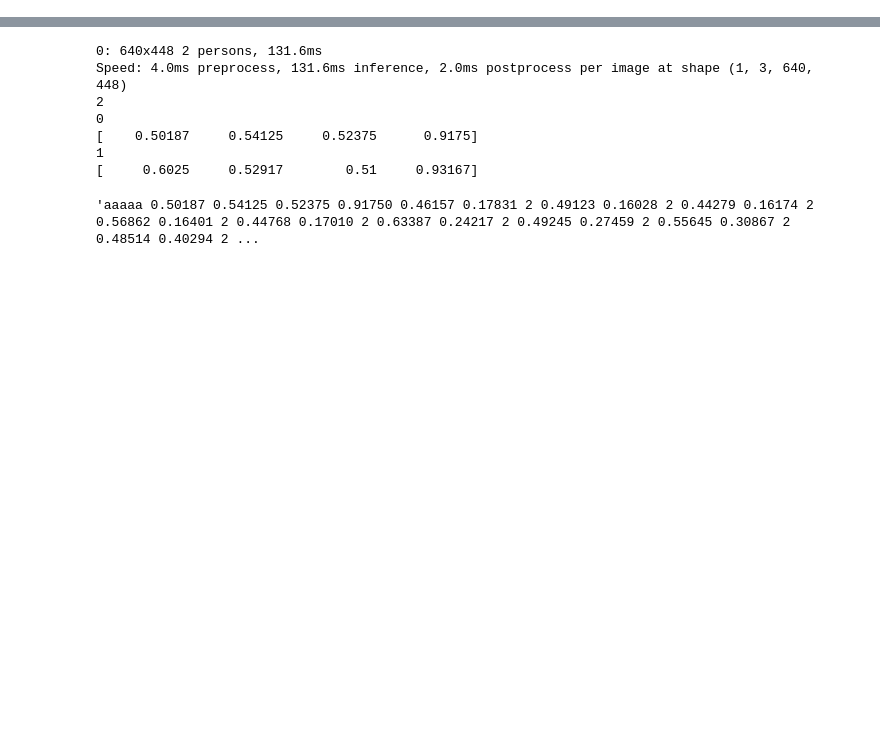
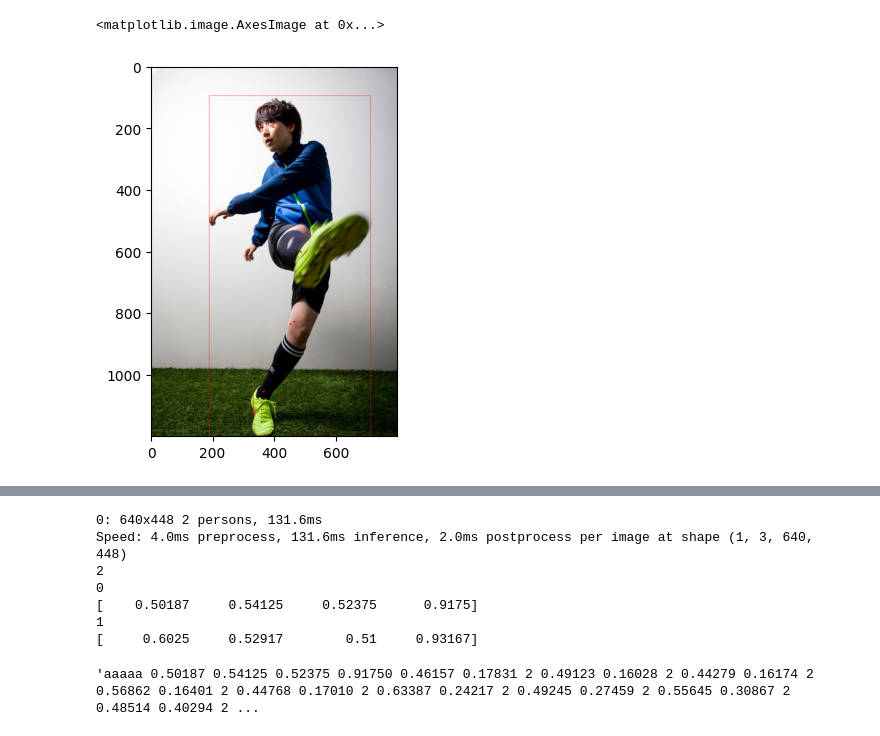
Before and after one commit to naoya1110/pose_annotation_tool, a Jupyter notebook: test_yolov8_pose.ipynb, the cells around one changed output, grey strips where cells are left out. Saved outputs shown, nothing was run; the diff lists cells and outputs as text; code cells hidden in the pictures; blank space fills up the shorter version.

```diff
--- a/test_yolov8_pose.ipynb
+++ b/test_yolov8_pose.ipynb
@@ -15,0 +93,7 @@ plt.imshow(img_pic)
+# %%
+img_result = draw_keypoints_on_picture(img_pic, img_keypoints)
+# %%
+plt.imshow(img_result)
+# %% [output]
+<matplotlib.image.AxesImage at 0x...>
+[figure, added]
```
Also changed, not shown: parts of 22 cells of this notebook, 4 other files.
